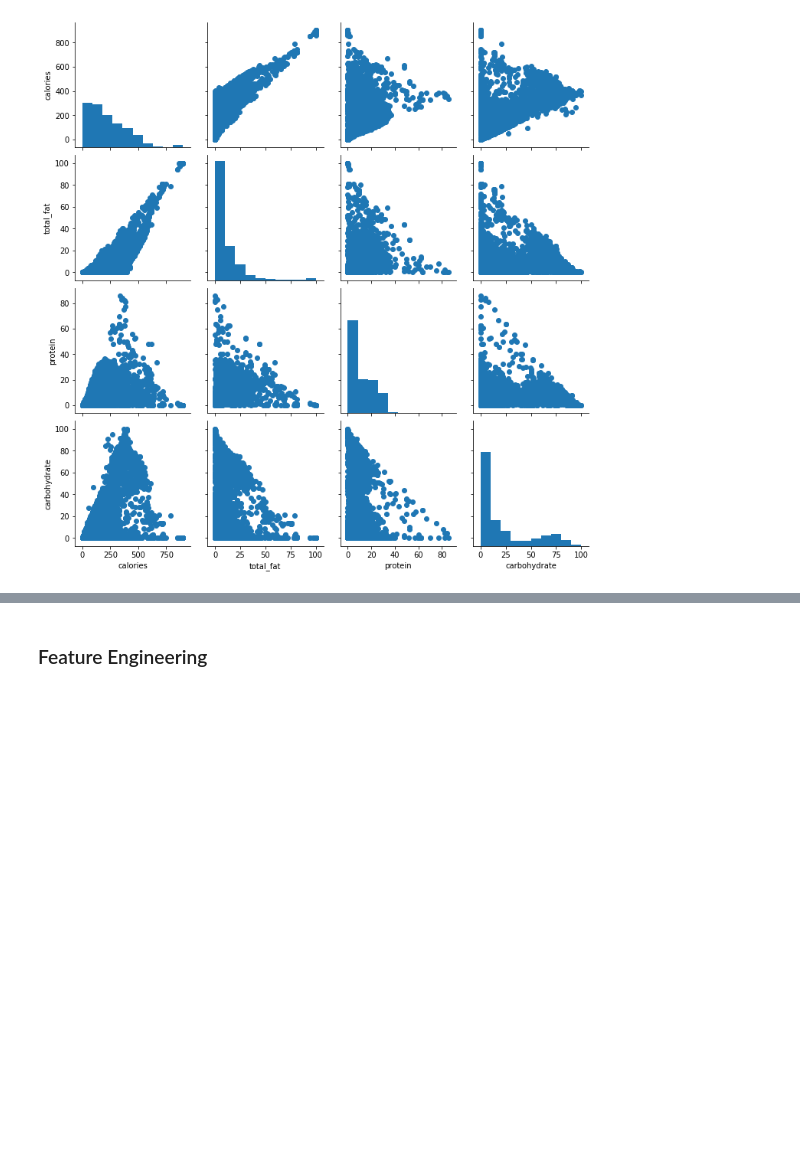
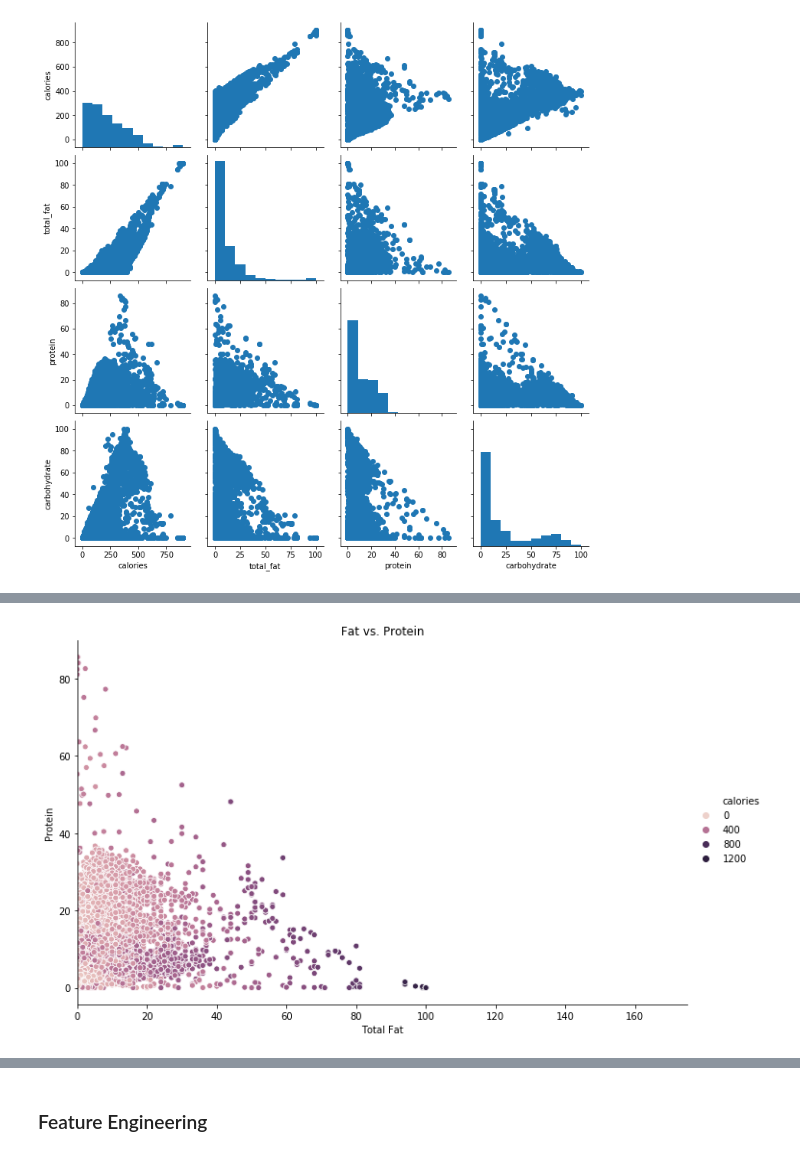
Before and after one commit to dbojado/Keto-Diet-Project, a Jupyter notebook: MVP.ipynb, the cells around one changed output, grey strips where cells are left out. Drawn from its saved outputs; the diff is of its cells as text; code cells hidden in the pictures; blank space fills up the shorter version.

```diff
--- a/MVP.ipynb
+++ b/MVP.ipynb
@@ -249,0 +300,10 @@ plt.xlim(0, 175)
+# %%
+# Comparing total fat vs. protein
+sns.relplot(x="total_fat", y="protein", hue="calories", data=train, height=6, aspect=1.6)
+plt.xlim(0, 175)
+plt.title('Fat vs. Protein')
+plt.xlabel('Total Fat')
+plt.ylabel('Protein')
+plt.show()
+# %% [output]
+[figure, added]
```
Also changed, not shown: parts of 37 cells of this notebook.
